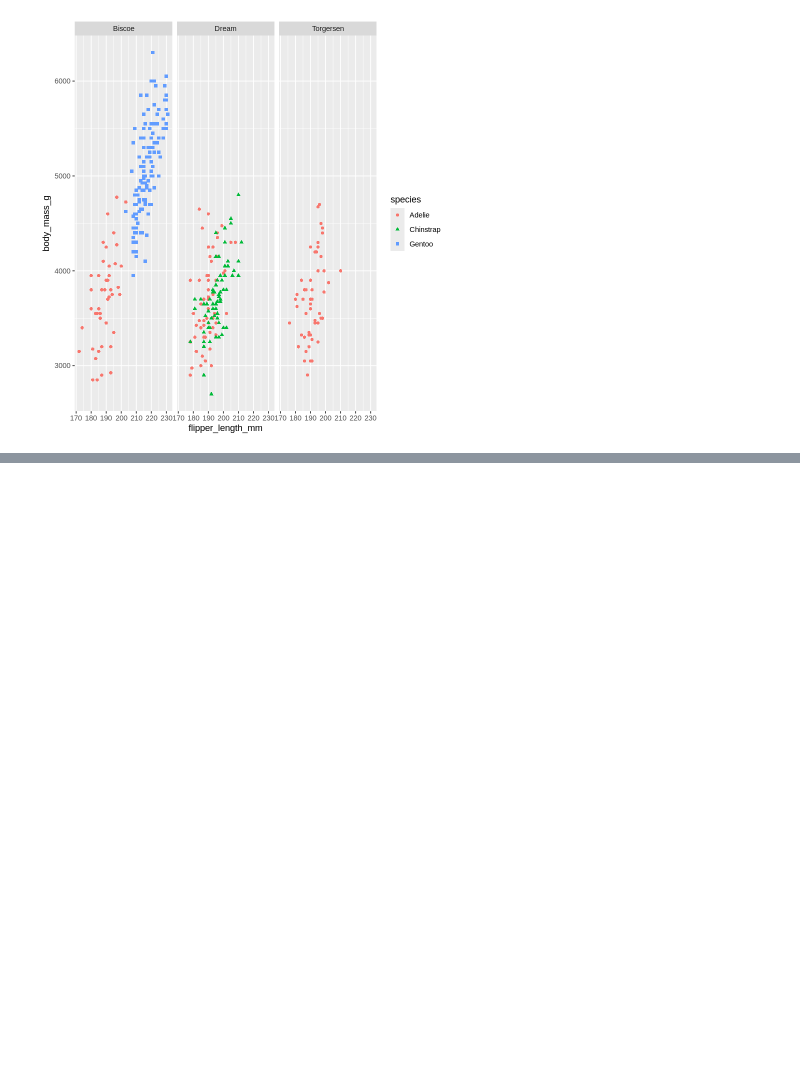
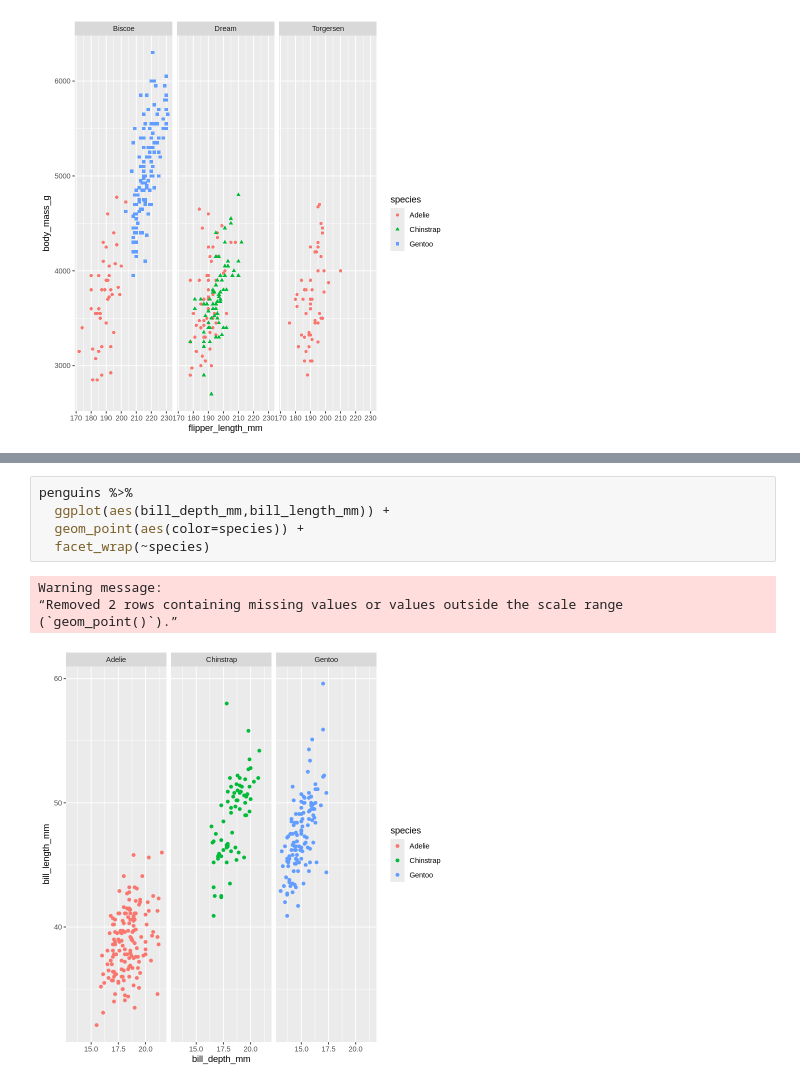
Before and after one commit to glennnoronha/R, a Jupyter notebook: data_visualization.ipynb, the cells around one changed output, grey strips where cells are left out. Cells and saved outputs as stored; diff of their text form; blank space fills up the shorter version.

```diff
--- a/data_visualization.ipynb
+++ b/data_visualization.ipynb
@@ -400,0 +426,10 @@ Warning message:
+# %%
+penguins %>%
+  ggplot(aes(bill_depth_mm,bill_length_mm)) +
+  geom_point(aes(color=species)) +
+  facet_wrap(~species)
+# %% [output]
+Warning message:
+“Removed 2 rows containing missing values or values outside the scale range
+(`geom_point()`).”
+[figure, added]
```
Also changed, not shown: parts of 9 cells of this notebook.
